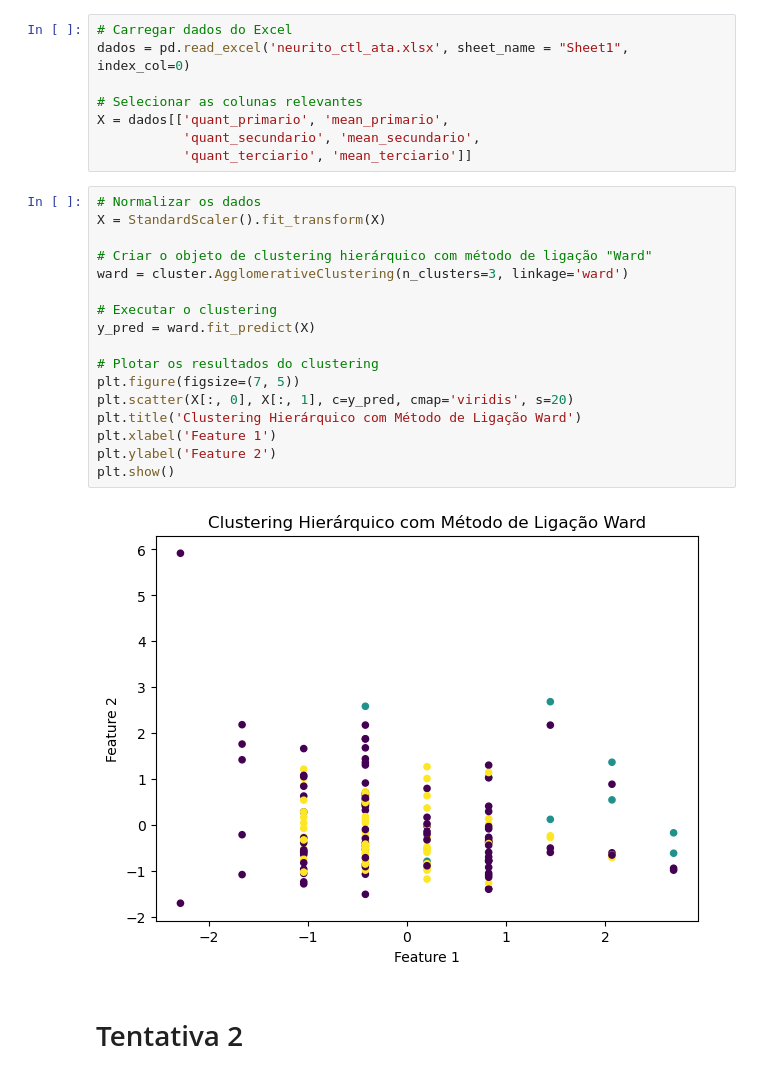
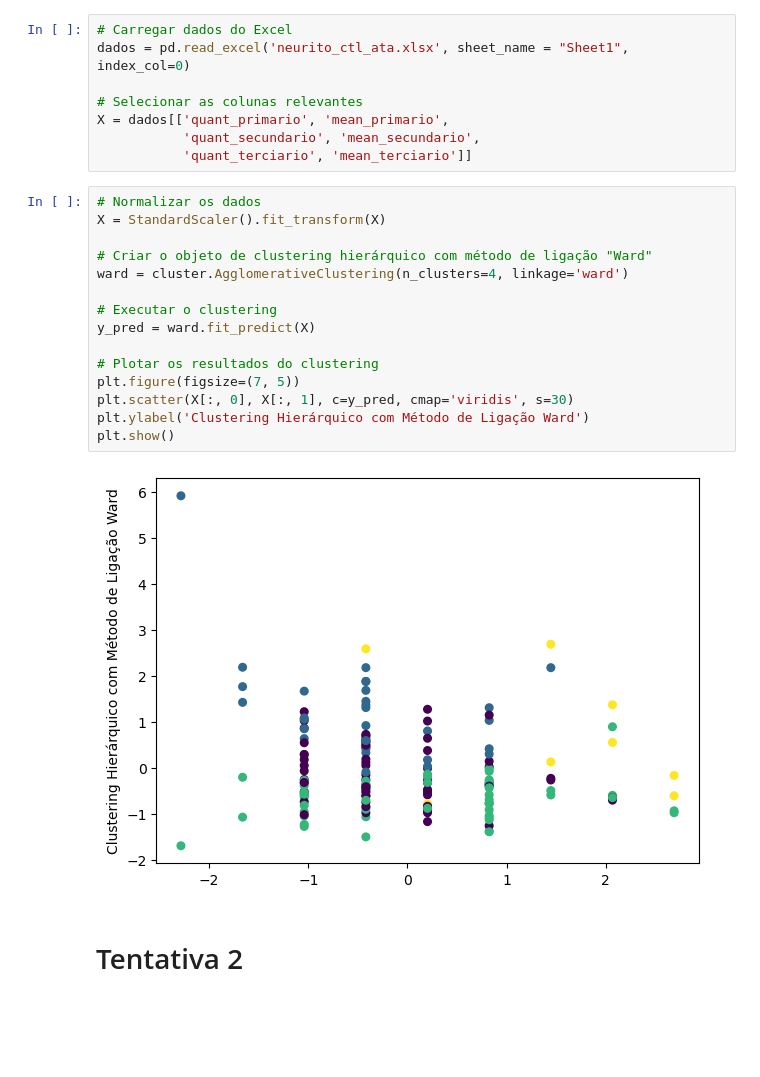
Before and after one commit to GabrieliBovi/Mestrado_Gabi, a Jupyter notebook: codigo_cluster.ipynb, the cells around one changed output. Drawn from its saved outputs; the diff is of its cells as text; blank space fills up the shorter version.

```diff
--- a/codigo_cluster.ipynb
+++ b/codigo_cluster.ipynb
@@ -65,22 +72,20 @@ X = dados[['quant_primario', 'mean_primario',
 # %%
 # Normalizar os dados
 X = StandardScaler().fit_transform(X)
 
 # Criar o objeto de clustering hierárquico com método de ligação "Ward"
-ward = cluster.AgglomerativeClustering(n_clusters=3, linkage='ward')
+ward = cluster.AgglomerativeClustering(n_clusters=4, linkage='ward')
 
 # Executar o clustering
 y_pred = ward.fit_predict(X)
 
 # Plotar os resultados do clustering
 plt.figure(figsize=(7, 5))
-plt.scatter(X[:, 0], X[:, 1], c=y_pred, cmap='viridis', s=20)
-plt.title('Clustering Hierárquico com Método de Ligação Ward')
-plt.xlabel('Feature 1')
-plt.ylabel('Feature 2')
+plt.scatter(X[:, 0], X[:, 1], c=y_pred, cmap='viridis', s=30)
+plt.ylabel('Clustering Hierárquico com Método de Ligação Ward')
 plt.show()
 # %% [output]
-[figure, old version]
+[figure, new version]
 # %% [markdown]
 # Tentativa 2
 # %% [markdown]
```
Also changed, not shown: parts of 17 cells of this notebook.
